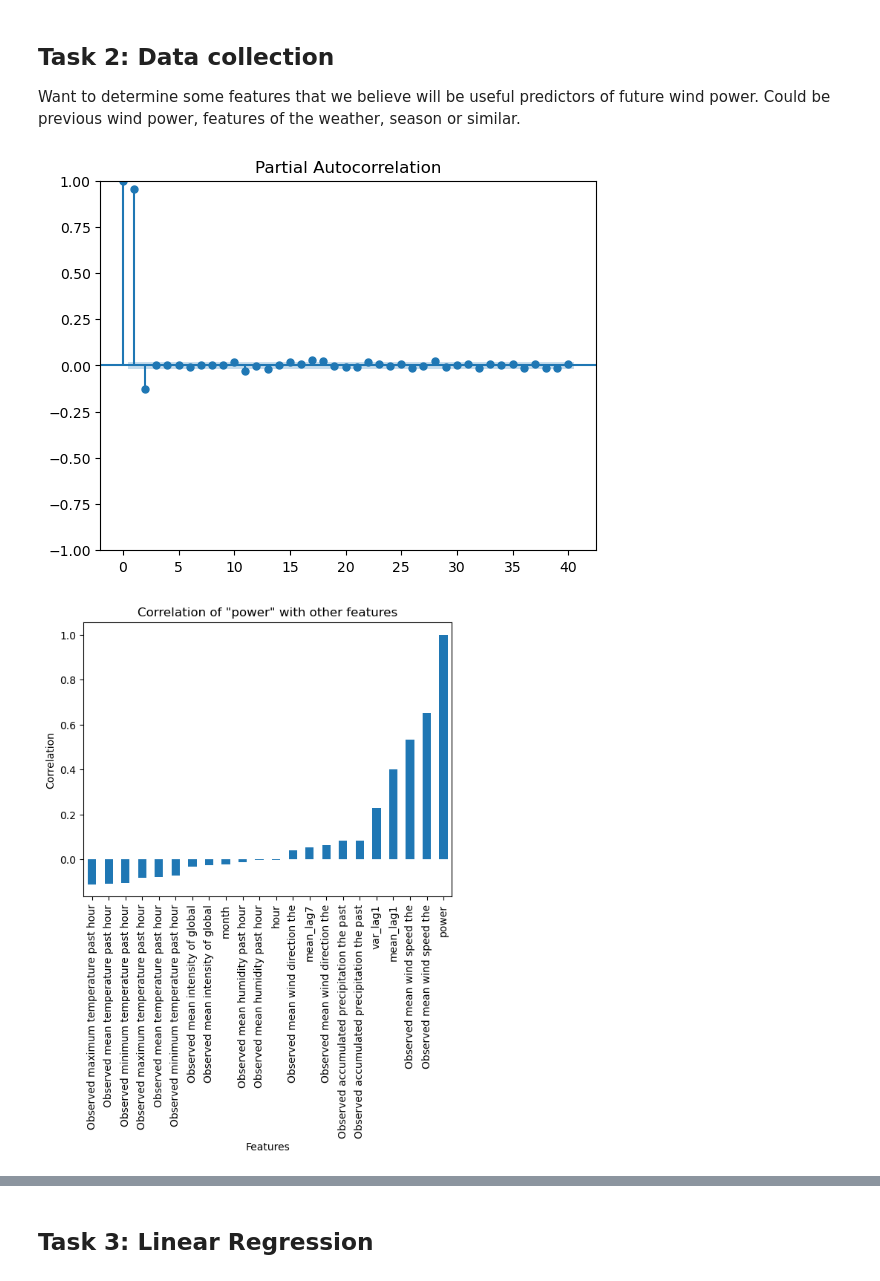
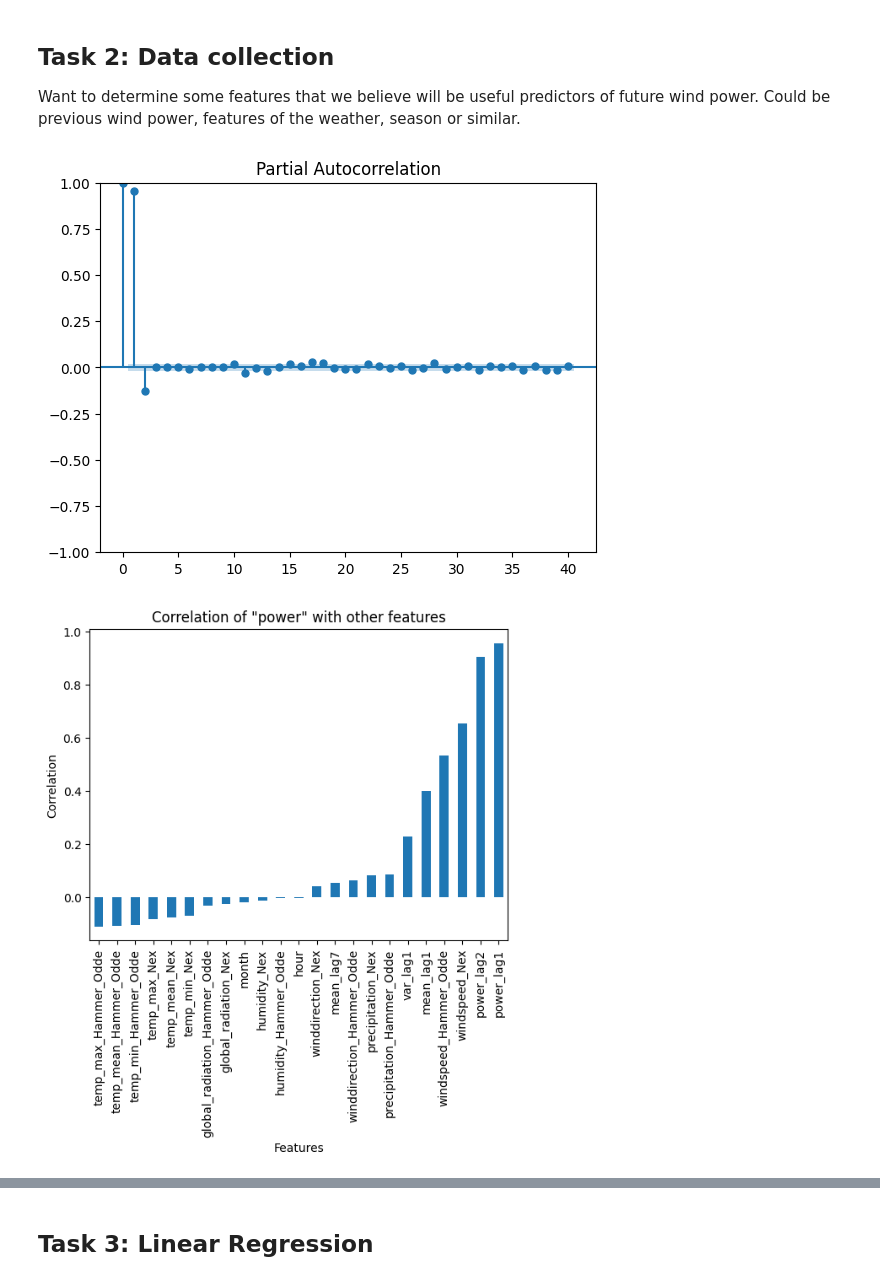
Before and after one commit to JacobSkaarup/46765_assignment1, a Jupyter notebook: main.ipynb, the cells around one changed output, grey strips where cells are left out. Saved outputs shown, nothing was run; the diff lists cells and outputs as text; code cells hidden in the pictures.

```diff
--- a/main.ipynb
+++ b/main.ipynb
@@ -123,46 +126,69 @@ prices['ts'] = pd.to_datetime(prices['ts'])
 prices = prices.set_index('ts')
 prices = prices.rename(columns = {
     "Nordpool Elspot Prices - hourly price DK-DK2 DKK/MWh | 9F7J/00/00/Nordpool/DK2/hourly_spot_dkk | 4820": "spotprice"})
+
+# Merge data
+data = pd.merge(production, weather, left_index=True, right_index=True)
+
+# Rename columns for easier access
+data = data.rename(columns = {
+    "Observed mean humidity past hour at Hammer Odde Fyr - DMI station 06193 | 9F7P/7Q/XC/DMI/metObs/humidity_past1h/06193 | 406576": "humidity_Hammer_Odde",
+    "Observed maximum temperature past hour at Hammer Odde Fyr - DMI station 06193 | 9F7P/7Q/XC/DMI/metObs/temp_max_past1h/06193 | 406592" : "temp_max_Hammer_Odde",
+    "Observed accumulated precipitation the past hour at Nex - DMI station 06197 | 9F7Q/33/4W/DMI/metObs/precip_past1h/06197 | 406528": "precipitation_Nex",
+    "Observed mean wind speed the past hour at Nex - DMI station 06197 | 9F7Q/33/4W/DMI/metObs/wind_speed_past1h/06197 | 406512": "windspeed_Nex",
+    "Observed maximum temperature past hour at Nex - DMI station 06197 | 9F7Q/33/4W/DMI/metObs/temp_max_past1h/06197 | 406464": "temp_max_Nex",
+    "Observed mean intensity of global radiation in the latest hour at Hammer Odde Fyr - DMI station 06193 | 9F7P/7Q/XC/DMI/metObs/radia_glob_past1h/06193 | 406672": "global_radiation_Hammer_Odde",
+    "Observed minimum temperature past hour at Hammer Odde Fyr - DMI station 06193 | 9F7P/7Q/XC/DMI/metObs/temp_min_past1h/06193 | 406608": "temp_min_Hammer_Odde",
+    "Observed minimum temperature past hour at Nex - DMI station 06197 | 9F7Q/33/4W/DMI/metObs/temp_min_past1h/06197 | 406480": "temp_min_Nex",
+    "Observed mean temperature past hour at Hammer Odde Fyr - DMI station 06193 | 9F7P/7Q/XC/DMI/metObs/temp_mean_past1h/06193 | 406560": "temp_mean_Hammer_Odde",
+    "Observed mean temperature past hour at Nex - DMI station 06197 | 9F7Q/33/4W/DMI/metObs/temp_mean_past1h/06197 | 406432": "temp_mean_Nex",
+    "Observed mean humidity past hour at Nex - DMI station 06197 | 9F7Q/33/4W/DMI/metObs/humidity_past1h/06197 | 406448": "humidity_Nex",
+    "Observed mean wind speed the past hour at Hammer Odde Fyr - DMI station 06193 | 9F7P/7Q/XC/DMI/metObs/wind_speed_past1h/06193 | 406640": "windspeed_Hammer_Odde",
+    "Observed mean wind direction the past hour at Nex - DMI station 06197 | 9F7Q/33/4W/DMI/metObs/wind_dir_past1h/06197 | 406496": "winddirection_Nex",
+    "Observed accumulated precipitation the past hour at Hammer Odde Fyr - DMI station 06193 | 9F7P/7Q/XC/DMI/metObs/precip_past1h/06193 | 406656": "precipitation_Hammer_Odde",
+    "Observed mean intensity of global radiation in the latest hour at Nex - DMI station 06197 | 9F7Q/33/4W/DMI/metObs/radia_glob_past1h/06197 | 406544": "global_radiation_Nex",
+    "Observed mean wind direction the past hour at Hammer Odde Fyr - DMI station 06193 | 9F7P/7Q/XC/DMI/metObs/wind_dir_past1h/06193 | 406624": "winddirection_Hammer_Odde"
+})
 # %%
-# Check autorrelation of power production
+# Check autocorrelation of power production
 tsaplots.plot_pacf(production)
 plt.show()
 
-# Check correlation between features
-data = pd.merge(production, weather, left_index=True, right_index=True)
-
-# Shorten the column names to first three words
-data.columns = data.columns.str.split().str[:5].str.join(' ')
 
 ### Add more potential features ###
+# Add lagged power production as features. Are we allowed to use this?
+data['power_lag1'] = data['power'].shift(1)
+data['power_lag2'] = data['power'].shift(2)
+
 # Add hour, day and month as features. Might test later with one-hot encoding
 data['hour'] = data.index.hour
 data['month'] = data.index.month
 
 # Add mean power production the day before as feature
 daily_mean_power = data['power'].resample('D').mean()
 mean_lag1 = daily_mean_power.shift(1)
 data['mean_lag1'] = data.index.normalize().map(mean_lag1)
 
 # Add variance of power production the day before as feature
 daily_var_power = data['power'].resample('D').var()
 var_lag1 = daily_var_power.shift(1)
 data['var_lag1'] = data.index.normalize().map(var_lag1)
 
 # Add mean power production the week before as feature
 weekly_mean_power = data['power'].resample('W').mean()
 mean_lag7 = weekly_mean_power.shift(1)
 data['mean_lag7'] = data.index.normalize().map(mean_lag7)
 
 # Interpolate missing values
 data = data.interpolate()
 
-data.corr().iloc[:, 0].sort_values().plot(kind='bar')
+# Check correlation between features
+data.corr().iloc[1:, 0].sort_values().plot(kind='bar')
 plt.title('Correlation of "power" with other features')
 plt.xlabel('Features')
 plt.ylabel('Correlation')
 plt.xticks(rotation=90)
 plt.show()
 # %% [output]
-[figure, old version]
+[figure, new version]
-[figure, old version]
+[figure, new version]
```
Also changed, not shown: parts of 13 cells of this notebook.
